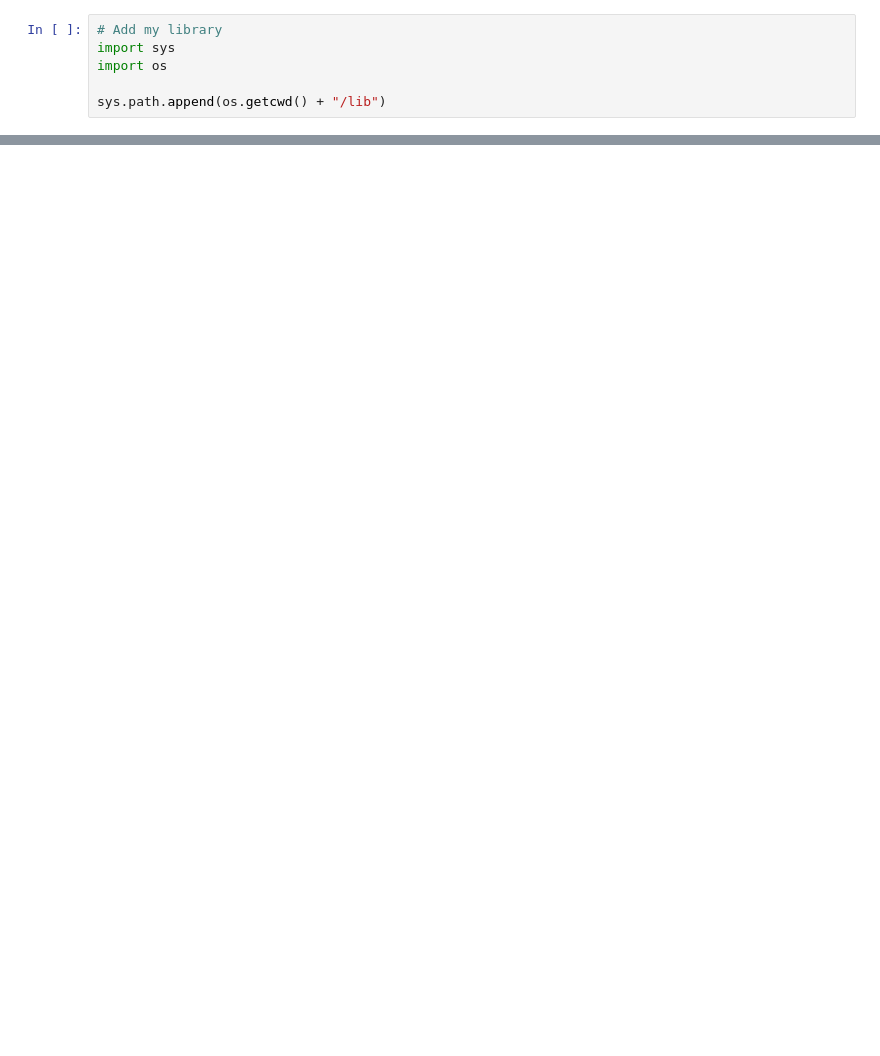
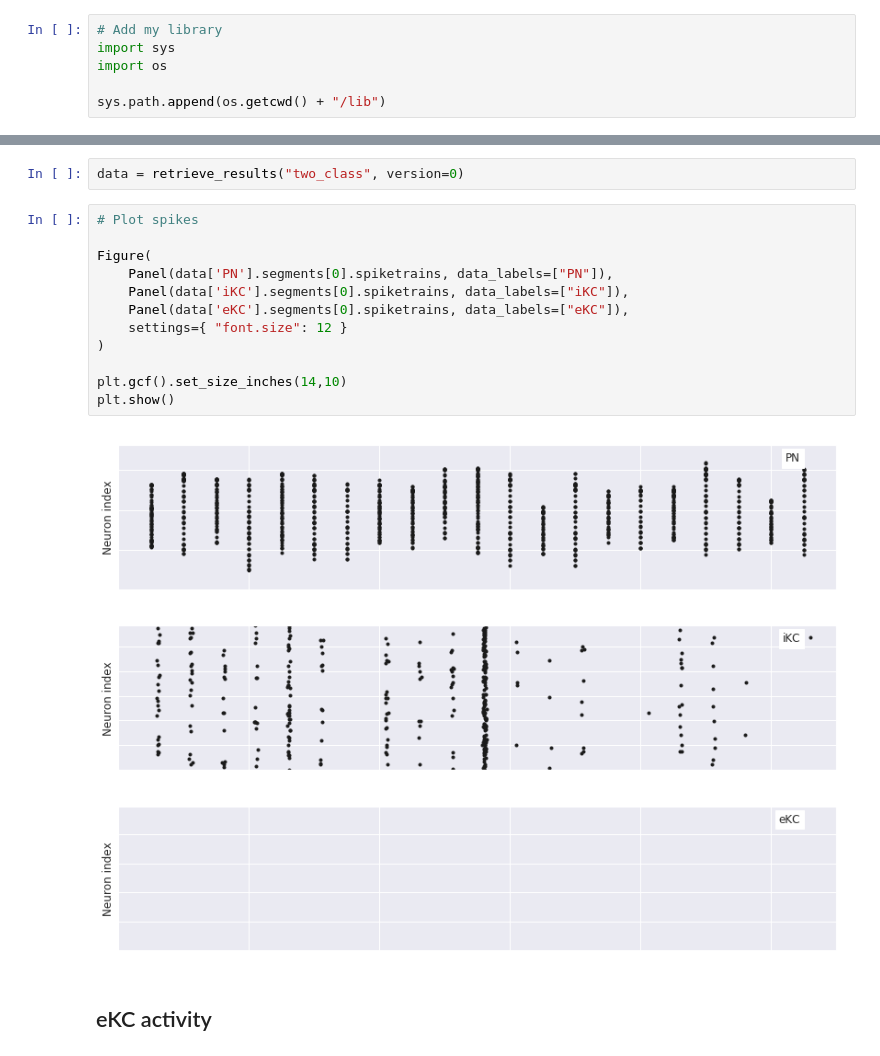
Before and after one commit to bikeboi/jra-project, a Jupyter notebook: experiment_1.ipynb, the cells around one changed output, grey strips where cells are left out. Drawn from its saved outputs; the diff is of its cells as text; blank space fills up the shorter version.

```diff
--- a/experiment_1.ipynb
+++ b/experiment_1.ipynb
@@ -269,0 +93,18 @@ plt.show()
+# %%
+data = retrieve_results("two_class", version=0)
+# %%
+# Plot spikes
+
+Figure(
+    Panel(data['PN'].segments[0].spiketrains, data_labels=["PN"]),
+    Panel(data['iKC'].segments[0].spiketrains, data_labels=["iKC"]),
+    Panel(data['eKC'].segments[0].spiketrains, data_labels=["eKC"]),
+    settings={ "font.size": 12 }
+)
+
+plt.gcf().set_size_inches(14,10)
+plt.show()
+# %% [output]
+[figure, added]
+# %% [markdown]
+## eKC activity
```
Also changed, not shown: parts of 22 cells of this notebook, 8 other files.
